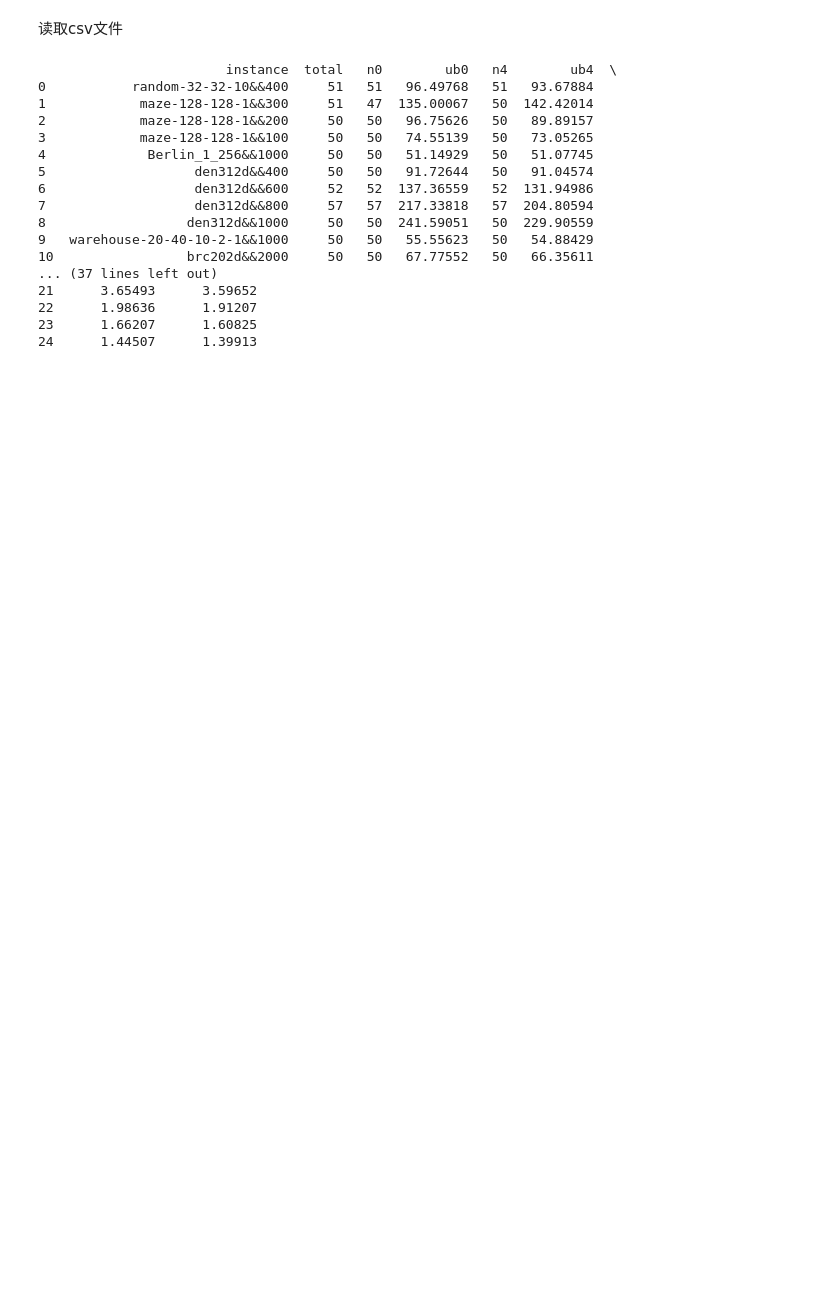
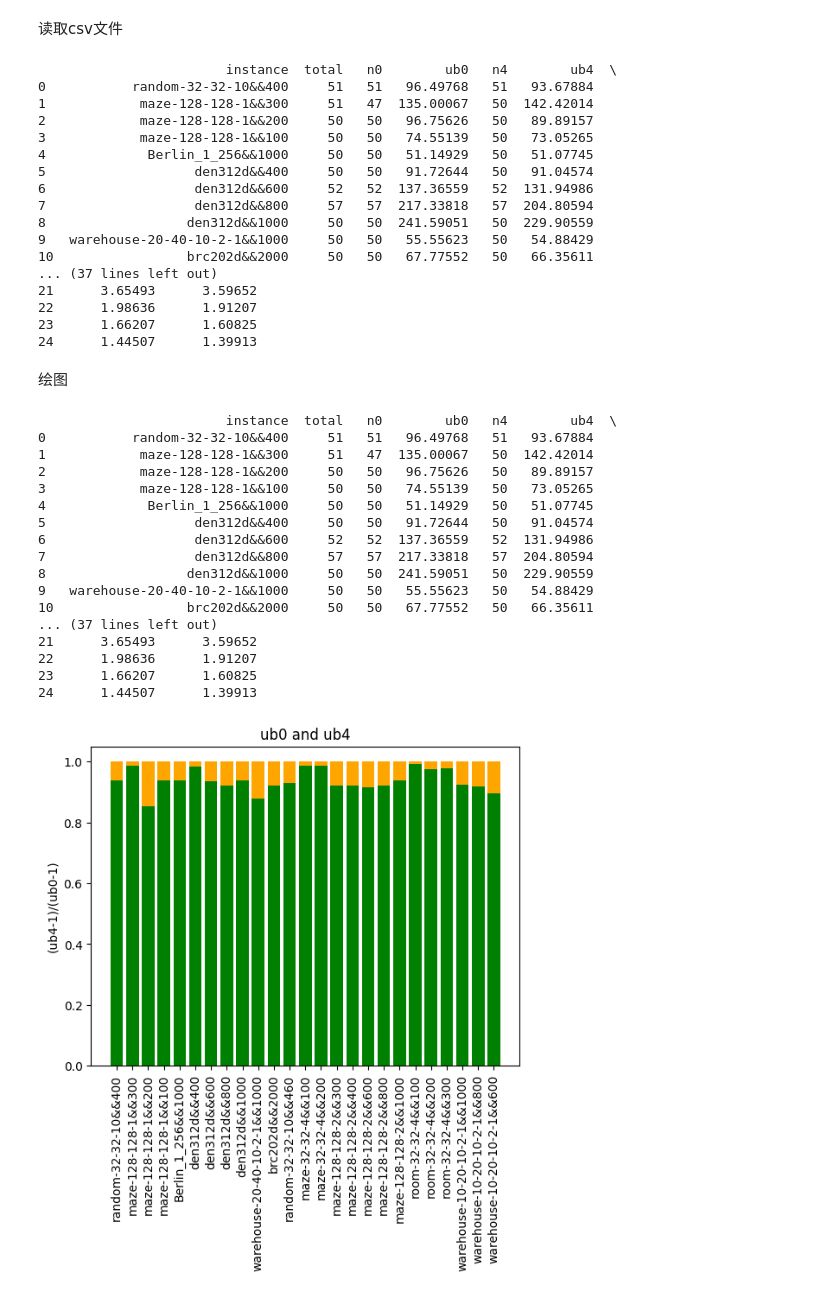
Before and after one commit to hsiatein/d-lacam3, a Jupyter notebook: evaluate/main.ipynb, the cells around one changed output. Cells and saved outputs as stored; diff of their text form; code cells hidden in the pictures; blank space fills up the shorter version.

```diff
--- a/evaluate/main.ipynb
+++ b/evaluate/main.ipynb
@@ -110,3 +110,43 @@ print(df)
 22      1.98636      1.91207
 23      1.66207      1.60825
 24      1.44507      1.39913
+# %% [markdown]
+绘图
+# %%
+df = pd.read_csv('result.csv')
+print(df)
+# 设置柱状图的宽度
+bar_width = 0.4
+x = np.arange(len(df['instance']))
+# 绘制叠加柱状图
+plt.bar(x, 1, color='orange', label='average_ub0')
+plt.bar(x, (df['average_ub4']-1)/(df['average_ub0']-1), color='green', label='average_ub4')
+
+# 添加标题和标签
+plt.title('ub0 and ub4')
+plt.ylabel('(ub4-1)/(ub0-1)')
+#plt.ylim(bottom=1)
+plt.xticks(x, df['instance'], rotation=90)
+#plt.legend()
+
+# 显示图形
+plt.show()
+# %% [output]
+                        instance  total   n0        ub0   n4        ub4  \
+0           random-32-32-10&&400     51   51   96.49768   51   93.67884
+1            maze-128-128-1&&300     51   47  135.00067   50  142.42014
+2            maze-128-128-1&&200     50   50   96.75626   50   89.89157
+3            maze-128-128-1&&100     50   50   74.55139   50   73.05265
+4             Berlin_1_256&&1000     50   50   51.14929   50   51.07745
+5                   den312d&&400     50   50   91.72644   50   91.04574
+6                   den312d&&600     52   52  137.36559   52  131.94986
+7                   den312d&&800     57   57  217.33818   57  204.80594
+8                  den312d&&1000     50   50  241.59051   50  229.90559
+9   warehouse-20-40-10-2-1&&1000     50   50   55.55623   50   54.88429
+10                 brc202d&&2000     50   50   67.77552   50   66.35611
+... (37 lines left out)
+21      3.65493      3.59652
+22      1.98636      1.91207
+23      1.66207      1.60825
+24      1.44507      1.39913
+[figure, added]
```
